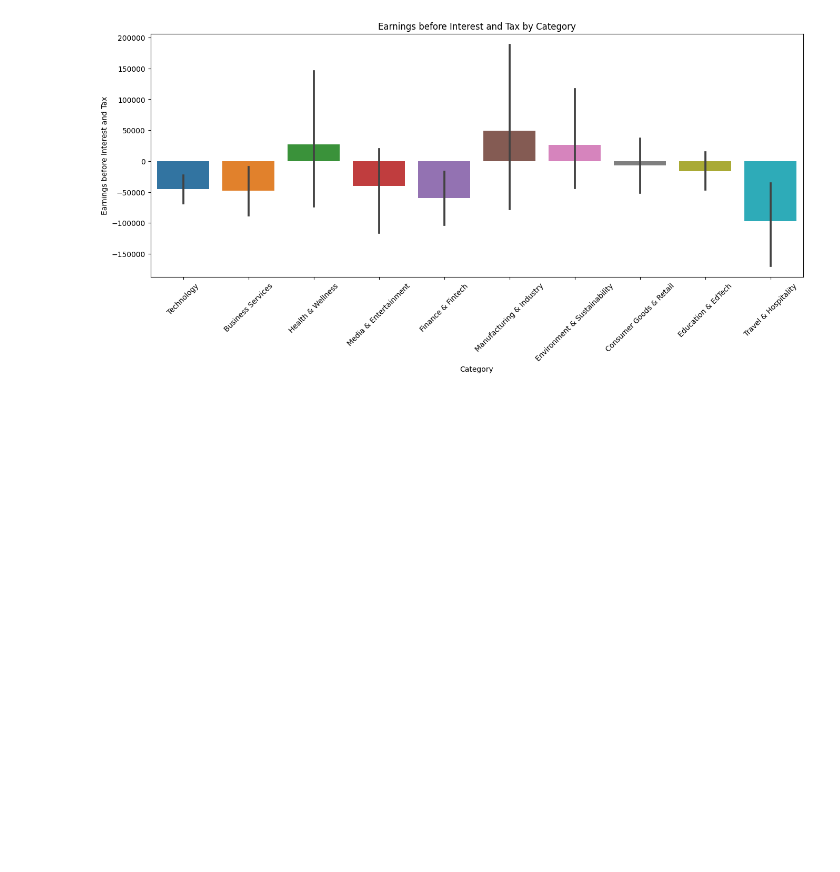
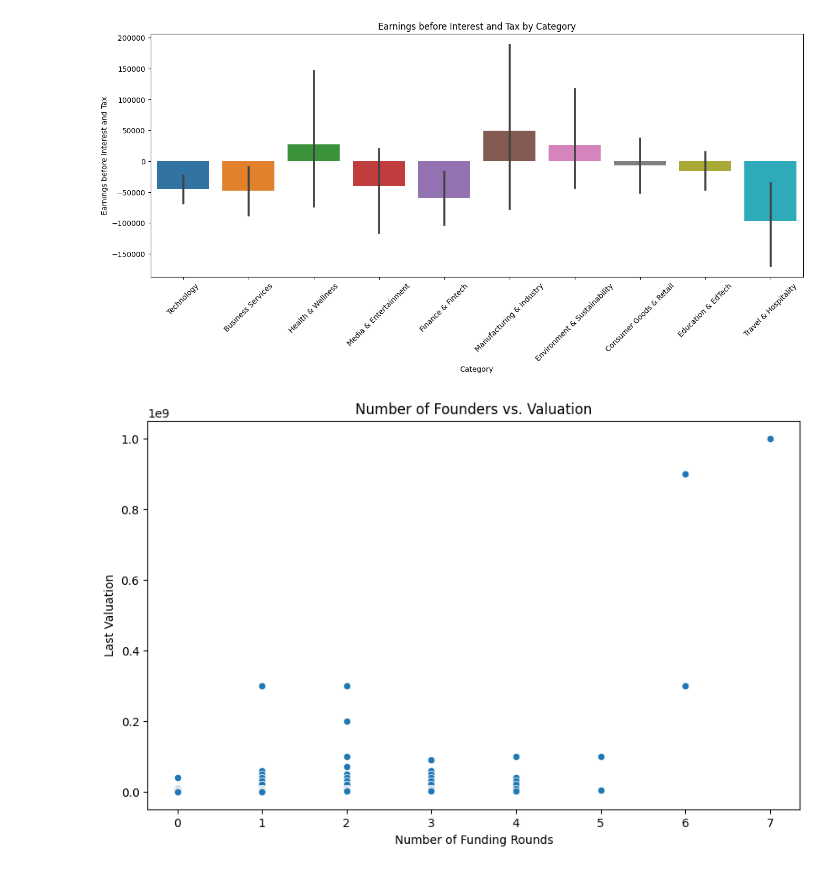
Before and after one commit to Dragooz/UMHackathon-VC, a Jupyter notebook: analysis.ipynb, the cells around one changed output. Saved outputs shown, nothing was run; the diff lists cells and outputs as text; code cells hidden in the pictures; blank space fills up the shorter version.

```diff
--- a/analysis.ipynb
+++ b/analysis.ipynb
@@ -234,11 +224,13 @@ plt.show()
 # %%
 # Founder analysis: Examine the number of founders and their shareholdings in relation to the company's success. This can help identify the impact of founder dynamics on startup performance.
 
 # 5. Founder analysis
 plt.figure(figsize=(10, 6))
-sns.scatterplot(x='Number of founders', y='last valuation', data=df)
+sns.scatterplot(x='Number of Funding Rounds', y='Last Valuation', data=df)
 plt.title('Number of Founders vs. Valuation')
 plt.show()
+# %% [output]
+[figure, added]
 # %%
 # Shareholder structure: Analyze the shareholder structure (minimum, median, and maximum share percentages) to understand the influence and concentration of ownership in a company.
 # 6. Shareholder structure
```
Also changed, not shown: parts of 5 cells of this notebook.
